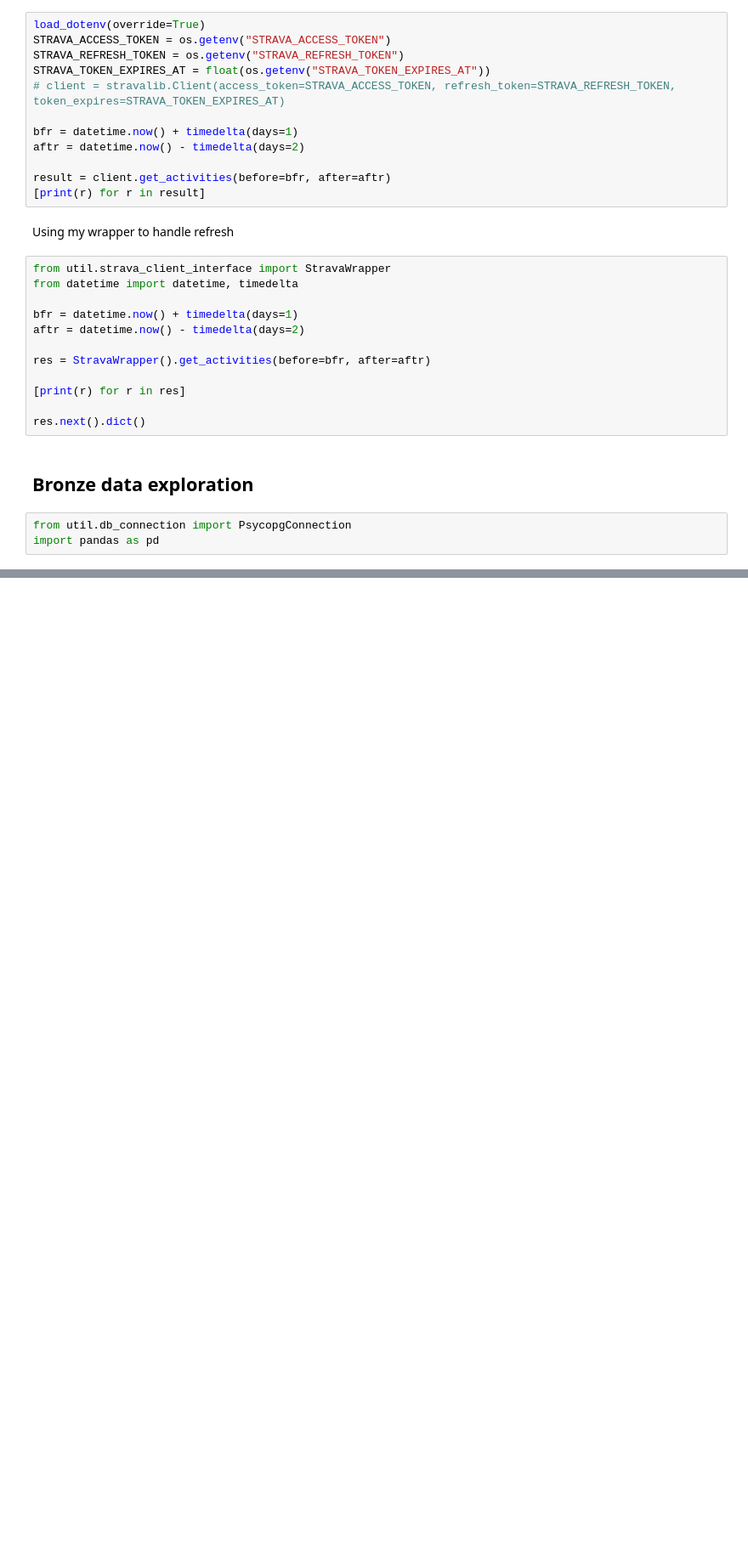
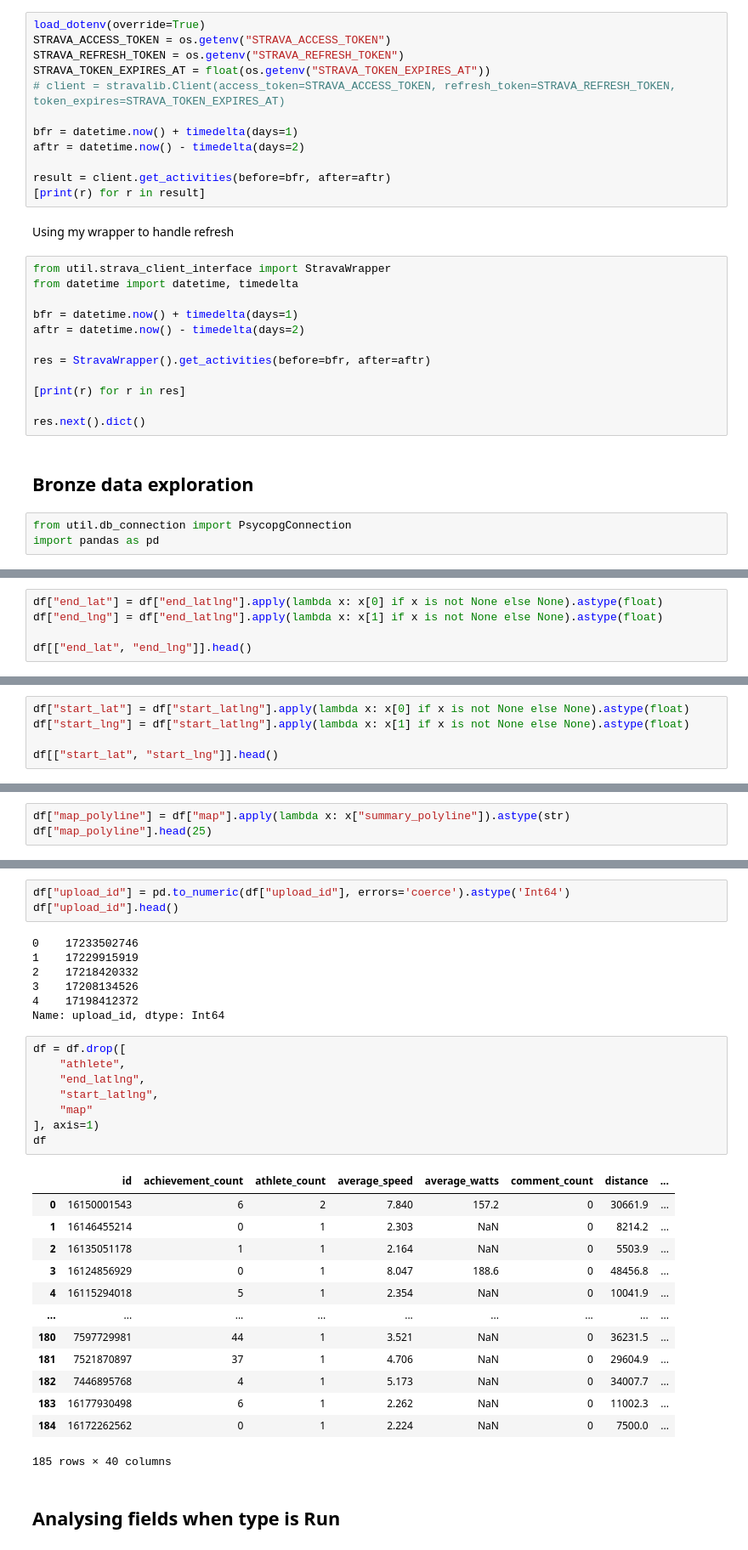
Before and after one commit to lhckb/strava-analysis, a Jupyter notebook: tests.ipynb, the cells around one changed output, grey strips where cells are left out. Shown at 85% size. Drawn from its saved outputs; the diff is of its cells as text; blank space fills up the shorter version.

```diff
--- a/tests.ipynb
+++ b/tests.ipynb
@@ -136,0 +183,5 @@ df.info()
+# %%
+df["end_lat"] = df["end_latlng"].apply(lambda x: x[0] if x is not None else None).astype(float)
+df["end_lng"] = df["end_latlng"].apply(lambda x: x[1] if x is not None else None).astype(float)
+
+df[["end_lat", "end_lng"]].head()
@@ -136,0 +195,5 @@ df.info()
+# %%
+df["start_lat"] = df["start_latlng"].apply(lambda x: x[0] if x is not None else None).astype(float)
+df["start_lng"] = df["start_latlng"].apply(lambda x: x[1] if x is not None else None).astype(float)
+
+df[["start_lat", "start_lng"]].head()
@@ -136,0 +207,3 @@ df.info()
+# %%
+df["map_polyline"] = df["map"].apply(lambda x: x["summary_polyline"]).astype(str)
+df["map_polyline"].head(25)
@@ -136,0 +228,34 @@ df.info()
+# %%
+df["upload_id"] = pd.to_numeric(df["upload_id"], errors='coerce').astype('Int64')
+df["upload_id"].head()
+# %% [output]
+0    17233502746
+1    17229915919
+2    17218420332
+3    17208134526
+4    17198412372
+Name: upload_id, dtype: Int64
+# %%
+df = df.drop([
+    "athlete",
+    "end_latlng",
+    "start_latlng",
+    "map"
+], axis=1)
+df
+# %% [output]
+|  | id | achievement_count | athlete_count | average_speed | average_watts | comment_count | distance | ... |
+| 0 | 16150001543 | 6 | 2 | 7.840 | 157.2 | 0 | 30661.9 | ... |
+| 1 | 16146455214 | 0 | 1 | 2.303 | NaN | 0 | 8214.2 | ... |
+| 2 | 16135051178 | 1 | 1 | 2.164 | NaN | 0 | 5503.9 | ... |
+| 3 | 16124856929 | 0 | 1 | 8.047 | 188.6 | 0 | 48456.8 | ... |
+| 4 | 16115294018 | 5 | 1 | 2.354 | NaN | 0 | 10041.9 | ... |
+| ... | ... | ... | ... | ... | ... | ... | ... | ... |
+| 180 | 7597729981 | 44 | 1 | 3.521 | NaN | 0 | 36231.5 | ... |
+| 181 | 7521870897 | 37 | 1 | 4.706 | NaN | 0 | 29604.9 | ... |
+| 182 | 7446895768 | 4 | 1 | 5.173 | NaN | 0 | 34007.7 | ... |
+| 183 | 16177930498 | 6 | 1 | 2.262 | NaN | 0 | 11002.3 | ... |
+| 184 | 16172262562 | 0 | 1 | 2.224 | NaN | 0 | 7500.0 | ... |
+185 rows × 40 columns
+# %% [markdown]
+## Analysing fields when type is Run
```
Also changed, not shown: parts of 31 cells of this notebook, 18 other files.
